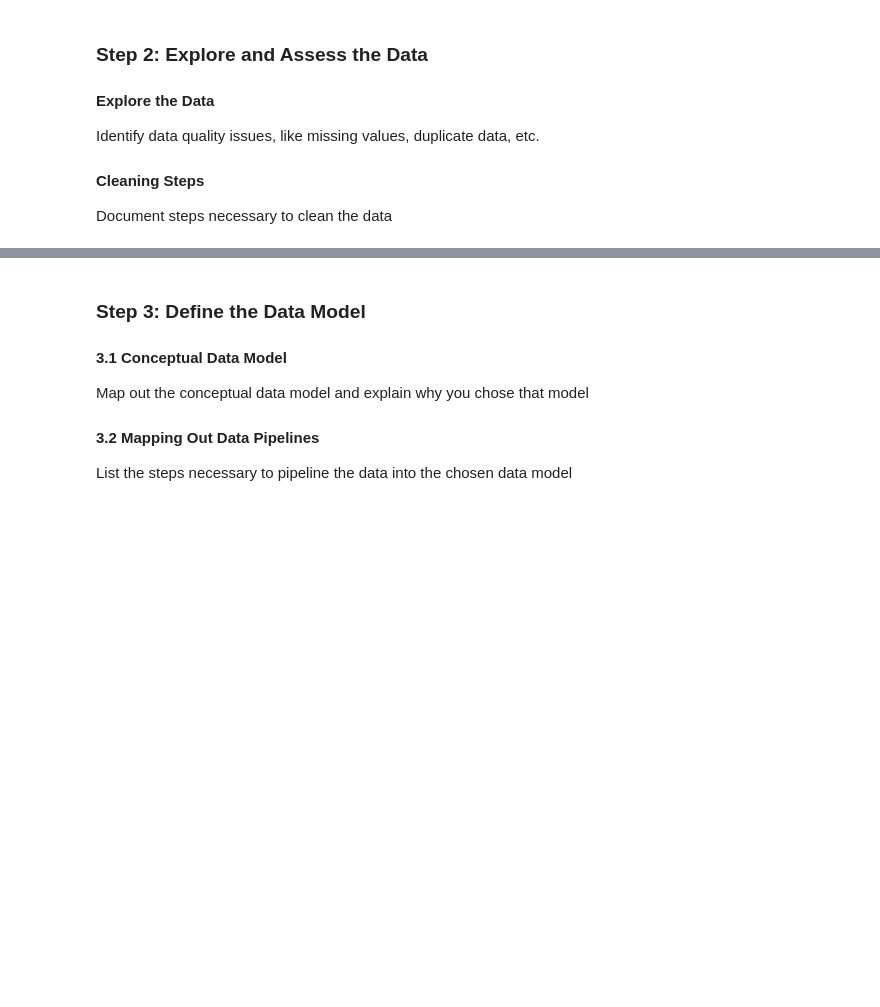
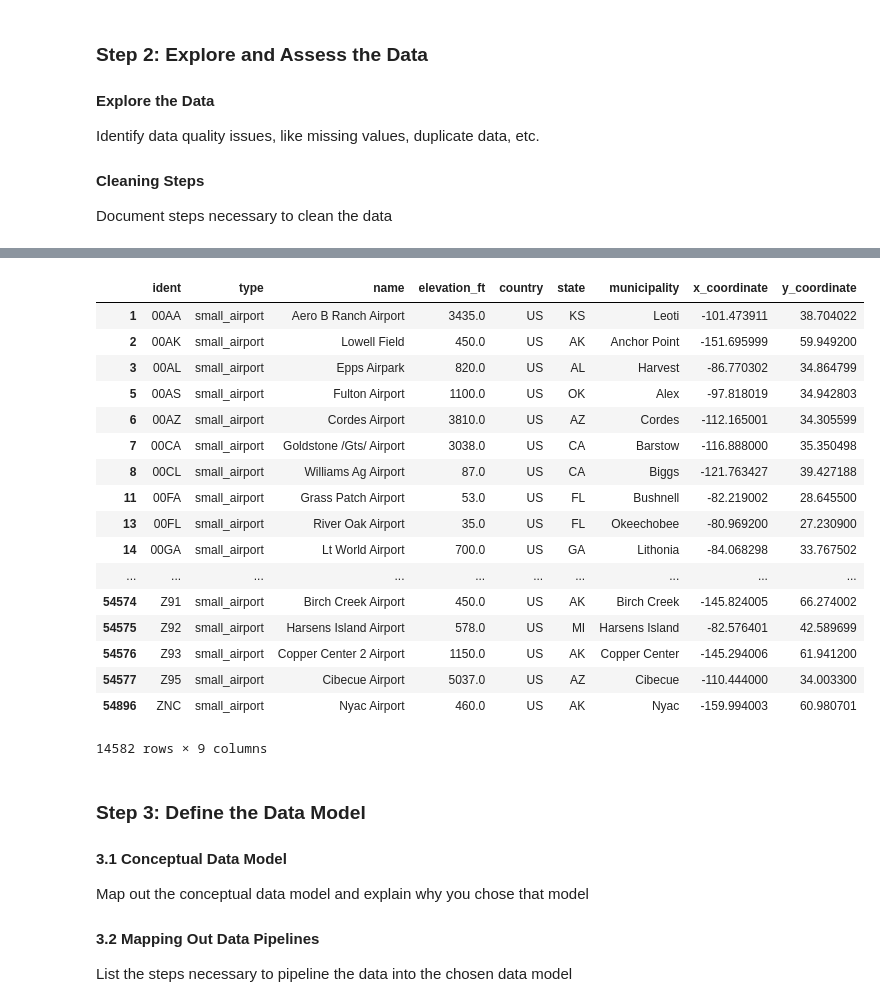
Before and after one commit to jlga94/dend-capstone, a Jupyter notebook: Capstone Project Template.ipynb, the cells around one changed output, grey strips where cells are left out. Drawn from its saved outputs; the diff is of its cells as text; code cells hidden in the pictures; blank space fills up the shorter version.

```diff
--- a/Capstone Project Template.ipynb
+++ b/Capstone Project Template.ipynb
@@ -89,3 +1190,35 @@ Document steps necessary to clean the data
+# %%
+us_df_airport = df_airport[df_airport["iso_country"]=="US"]
+us_df_airport = us_df_airport[(us_df_airport["type"]=="small_airport")|(us_df_airport["type"]=="medium_airport")|(us_df_airport["type"]=="large_airport")]
+# %%
+us_df_airport["elevation_ft"] = us_df_airport.apply(lambda row: float(row["elevation_ft"]),axis=1)
+us_df_airport["state"] = us_df_airport.apply(lambda row: row["iso_region"].split("-")[-1],axis=1)
+us_df_airport["x_coordinate"] = us_df_airport.apply(lambda row: float(row["coordinates"].split(",")[0]),axis=1)
+us_df_airport["y_coordinate"] = us_df_airport.apply(lambda row: float(row["coordinates"].split(",")[-1]),axis=1)
+# %%
+us_df_airport["country"] = us_df_airport["iso_country"]
+us_df_airport = us_df_airport[["ident","type","name","elevation_ft","country","state","municipality","x_coordinate","y_coordinate"]]
+# %%
+us_df_airport
+# %% [output]
+|  | ident | type | name | elevation_ft | country | state | municipality | x_coordinate | y_coordinate |
+| 1 | 00AA | small_airport | Aero B Ranch Airport | 3435.0 | US | KS | Leoti | -101.473911 | 38.704022 |
+| 2 | 00AK | small_airport | Lowell Field | 450.0 | US | AK | Anchor Point | -151.695999 | 59.949200 |
+| 3 | 00AL | small_airport | Epps Airpark | 820.0 | US | AL | Harvest | -86.770302 | 34.864799 |
+| 5 | 00AS | small_airport | Fulton Airport | 1100.0 | US | OK | Alex | -97.818019 | 34.942803 |
+| 6 | 00AZ | small_airport | Cordes Airport | 3810.0 | US | AZ | Cordes | -112.165001 | 34.305599 |
+| 7 | 00CA | small_airport | Goldstone /Gts/ Airport | 3038.0 | US | CA | Barstow | -116.888000 | 35.350498 |
+| 8 | 00CL | small_airport | Williams Ag Airport | 87.0 | US | CA | Biggs | -121.763427 | 39.427188 |
+| 11 | 00FA | small_airport | Grass Patch Airport | 53.0 | US | FL | Bushnell | -82.219002 | 28.645500 |
+| 13 | 00FL | small_airport | River Oak Airport | 35.0 | US | FL | Okeechobee | -80.969200 | 27.230900 |
+| 14 | 00GA | small_airport | Lt World Airport | 700.0 | US | GA | Lithonia | -84.068298 | 33.767502 |
+| ... | ... | ... | ... | ... | ... | ... | ... | ... | ... |
+| 54574 | Z91 | small_airport | Birch Creek Airport | 450.0 | US | AK | Birch Creek | -145.824005 | 66.274002 |
+| 54575 | Z92 | small_airport | Harsens Island Airport | 578.0 | US | MI | Harsens Island | -82.576401 | 42.589699 |
+| 54576 | Z93 | small_airport | Copper Center 2 Airport | 1150.0 | US | AK | Copper Center | -145.294006 | 61.941200 |
+| 54577 | Z95 | small_airport | Cibecue Airport | 5037.0 | US | AZ | Cibecue | -110.444000 | 34.003300 |
+| 54896 | ZNC | small_airport | Nyac Airport | 460.0 | US | AK | Nyac | -159.994003 | 60.980701 |
+14582 rows × 9 columns
 # %% [markdown]
 ### Step 3: Define the Data Model
 #### 3.1 Conceptual Data Model
```
Also changed, not shown: parts of 23 cells of this notebook.
